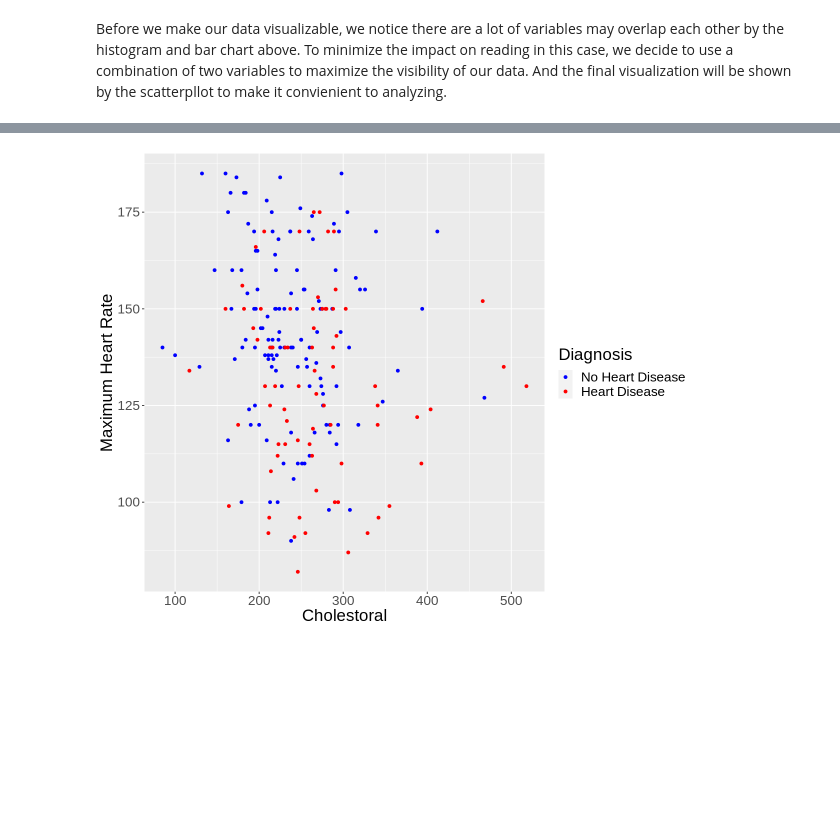
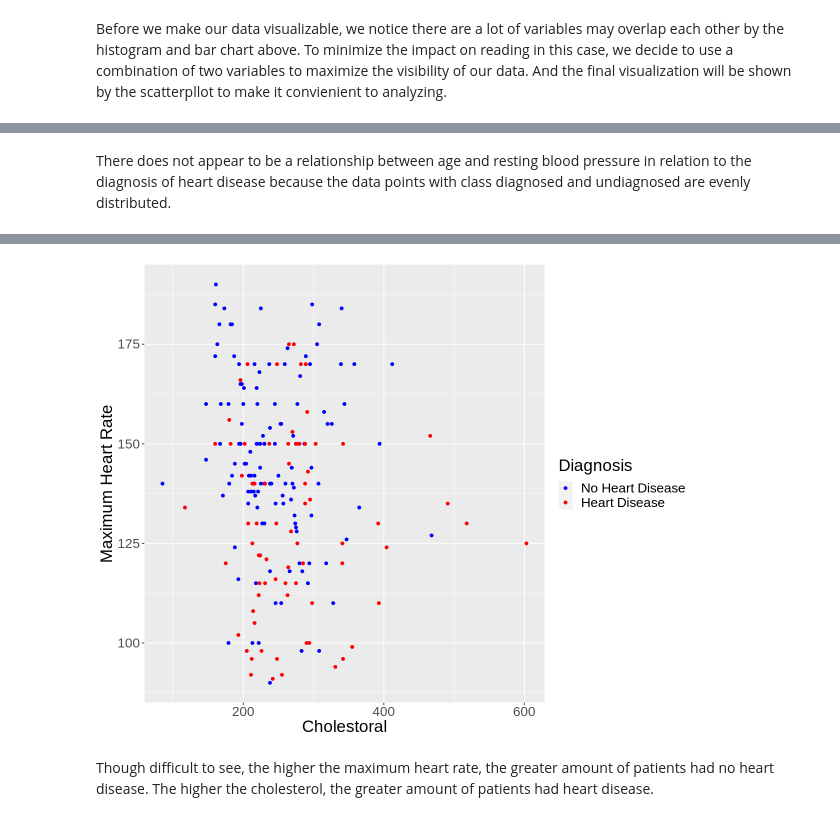
Before and after one commit to julieklipp/Project-Proposal, a Jupyter notebook: Project Proposal.ipynb, the cells around one changed output, grey strips where cells are left out. Drawn from its saved outputs; the diff is of its cells as text; code cells hidden in the pictures; blank space fills up the shorter version.

```diff
--- a/Project Proposal.ipynb
+++ b/Project Proposal.ipynb
@@ -21,9 +19,9 @@ library(tidyverse)
 library(tidymodels)
 set.seed(123)
 
-untidy_heart_data <- read_csv("https://archive.ics.uci.edu/ml/machine-learning-databases/heart-disease/processed.hungarian.data", col_names = FALSE)
+heart_data <- read_csv("https://archive.ics.uci.edu/ml/machine-learning-databases/heart-disease/processed.hungarian.data", col_names = FALSE)
 
-untidy_heart_data_2 <- rename(untidy_heart_data,
+heart_data_renamed <- rename(heart_data,
                         age = X1,
                         sex = X2,
                         chest_pain_type= X3,
@@ -39,8 +37,8 @@ untidy_heart_data_2 <- rename(untidy_heart_data,
                         thal = X13,
                         diagnosis = X14)
 
-untidy_heart_data_3 <- untidy_heart_data_2|>
+heart_data_renamed <- heart_data_renamed |>
     mutate(across(c(diagnosis, sex, chest_pain_type, fasting_blood_sugar, resting_electrocardiographic_results,exercise_induced_angina), as.factor))|>
     mutate(across(c(resting_blood_pressure), as.numeric))
-untidy_heart_data_3
+heart_data_renamed
 # %% [output]
@@ -112,5 +76,5 @@ A tibble: 294 × 5
 # %%
-tidy_heart_data <- untidy_heart_data_3  |>
+tidy_heart_data <- heart_data_renamed  |>
     select(age, resting_blood_pressure, serum_cholestoral, max_heart_rate, diagnosis) |>
     filter(age != "?", resting_blood_pressure != "?", serum_cholestoral != "?", max_heart_rate != "?", diagnosis != "?")
 tidy_heart_data
@@ -139,9 +103,7 @@ Since the data is already in tidy format and the variables are the correct data
 # %%
-split_heart_data <- initial_split(untidy_heart_data_2, prop = 0.75, strata = diagnosis)
+split_heart_data <- initial_split(tidy_heart_data, prop = 0.75, strata = diagnosis)
 training_heart_data <- training(split_heart_data)
 testing_heart_data <- testing(split_heart_data)
 glimpse(training_heart_data)
 glimpse(testing_heart_data)
-
-#should we use untidy_heart_data 3 instead?
 # %% [output]
@@ -273,12 +212,12 @@ Warning message:
+# %% [markdown]
+There does not appear to be a relationship between age and resting blood pressure in relation to the diagnosis of heart disease because the data points with class diagnosed and undiagnosed are evenly distributed.
 # %%
 options(repr.plot.width = 10, repr.plot.height = 8)
-heart_scatterplot_2 <- training_heart_data |>
+age_vs_max_heart_rate_plot <- training_heart_data |>
     ggplot(aes(x = as.numeric(serum_cholestoral), y = as.numeric(max_heart_rate), color = as.factor(diagnosis))) +
     geom_point() +
     labs(x = "Cholestoral", y = "Maximum Heart Rate", color = "Diagnosis") +
     theme(text = element_text(size = 20)) +
     scale_color_manual(labels = c("No Heart Disease", "Heart Disease"), values = c("blue", "red"))
-heart_scatterplot_2
-
-#why are 82-99 at top of y-axis???
+age_vs_max_heart_rate_plot
 # %% [output]
@@ -295,3 +224,5 @@ Warning message:
-[figure, old version]
+[figure, new version]
+# %% [markdown]
+Though difficult to see, the higher the maximum heart rate, the greater amount of patients had no heart disease. The higher the cholesterol, the greater amount of patients had heart disease.
 # %%
 options(repr.plot.width = 10, repr.plot.height = 8)
```
Also changed, not shown: parts of 26 cells of this notebook.
